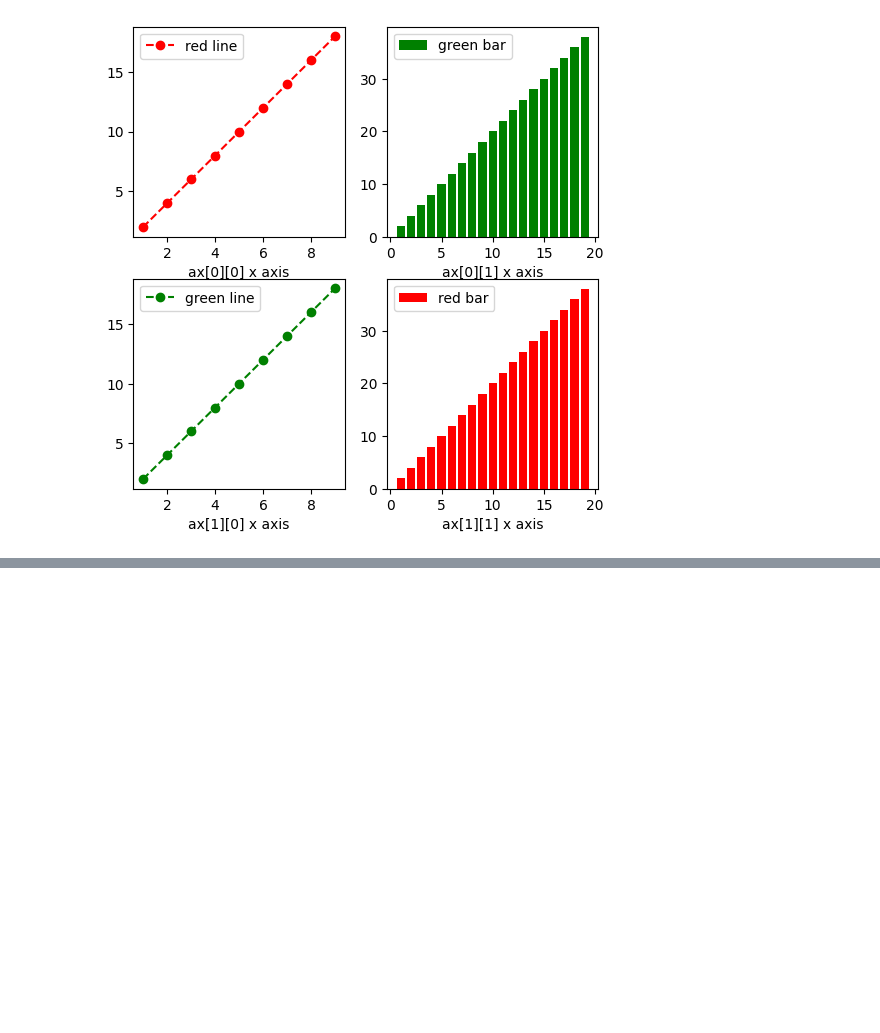
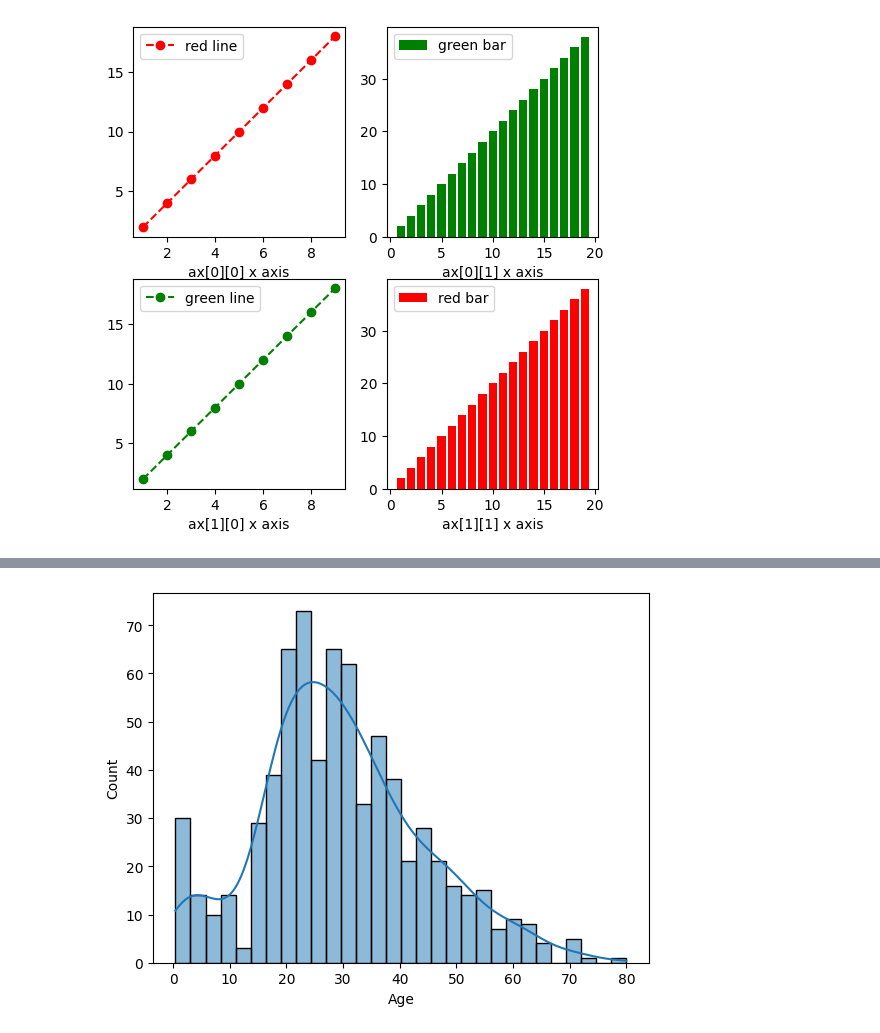
Before and after one commit to HanJaeHui-GitHub/ESAA, a Jupyter notebook: ESAA_YB_Week2_markdown.ipynb, the cells around one changed output, grey strips where cells are left out. Cells and saved outputs as stored; diff of their text form; code cells hidden in the pictures; blank space fills up the shorter version.

```diff
--- a/ESAA_YB_Week2_markdown.ipynb
+++ b/ESAA_YB_Week2_markdown.ipynb
@@ -296,0 +339,5 @@ plt.show()
+# %%
+sns.histplot(x='Age', data=titanic_df, bins=30, kde=True)
+plt.show()
+# %% [output]
+[figure, added]
```
Also changed, not shown: parts of 49 cells of this notebook.
